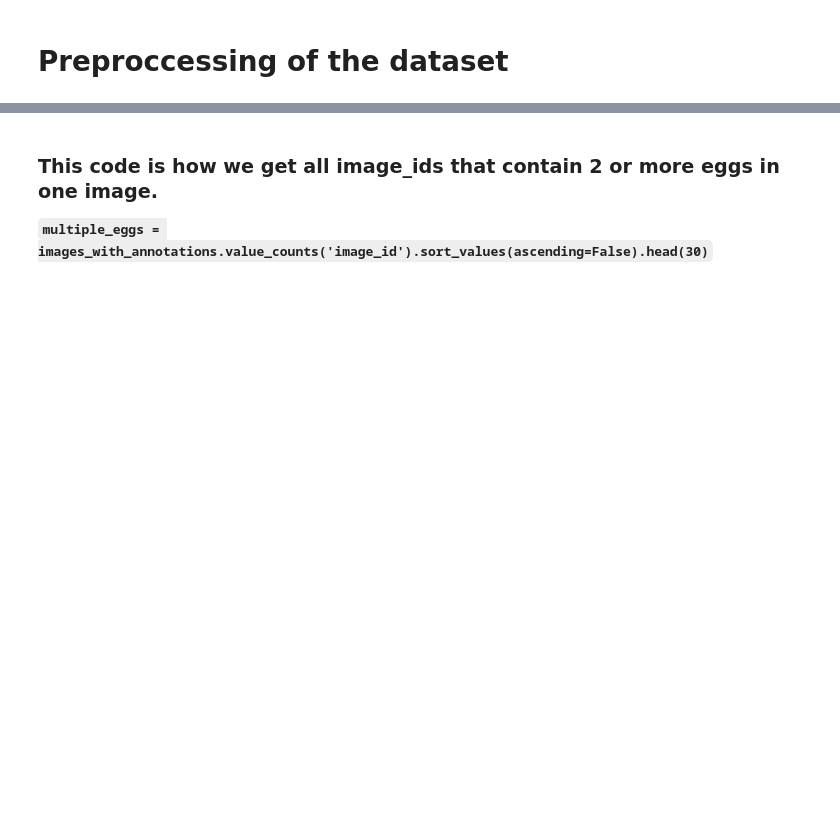
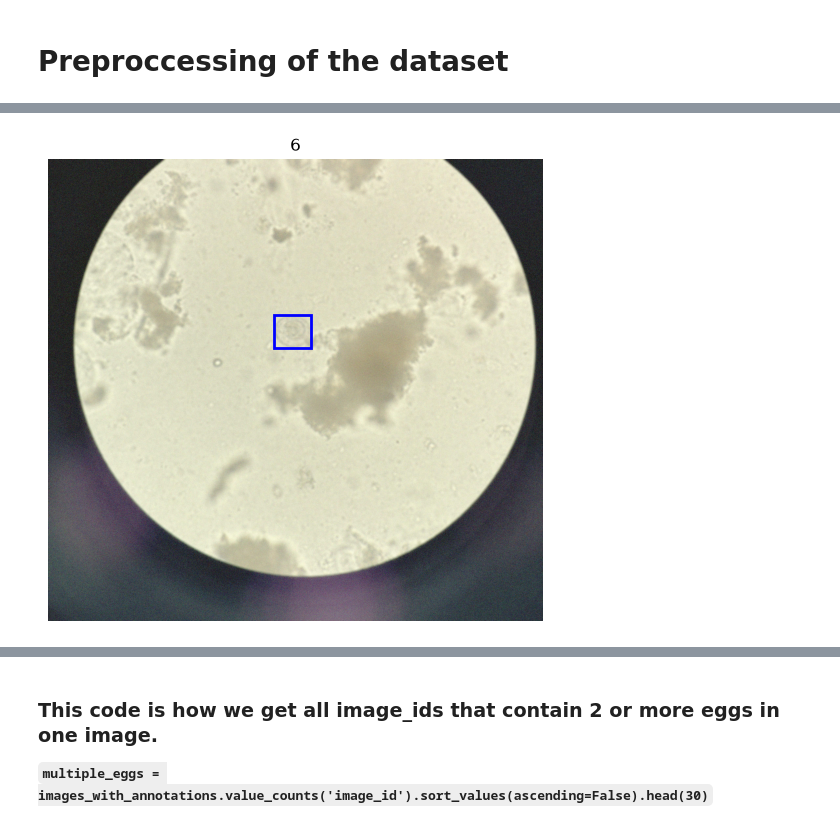
Before and after one commit to carrocameron/egg_hunt, a Jupyter notebook: notebooks/preprocessing.ipynb, the cells around one changed output, grey strips where cells are left out. Saved outputs shown, nothing was run; the diff lists cells and outputs as text; code cells hidden in the pictures; blank space fills up the shorter version.

```diff
--- a/notebooks/preprocessing.ipynb
+++ b/notebooks/preprocessing.ipynb
@@ -44,0 +100,15 @@ images_with_annotations
+# %%
+def show_with_box(row: pd.Series):
+    img = Image.open(row['path'])
+    x, y, w, h = row['bbox']
+
+    fig, ax = plt.subplots(figsize=(8, 6))
+    ax.imshow(img)
+    ax.add_patch(patches.Rectangle((x, y), w, h, linewidth=2, edgecolor='blue', facecolor='none'))
+    ax.set_title(row.get('category_name', row['category_id']))
+    ax.axis('off')
+    plt.show()
+
+show_with_box(train_images_with_annotations.iloc[324])
+# %% [output]
+[figure, added]
```
Also changed, not shown: parts of 8 cells of this notebook.
